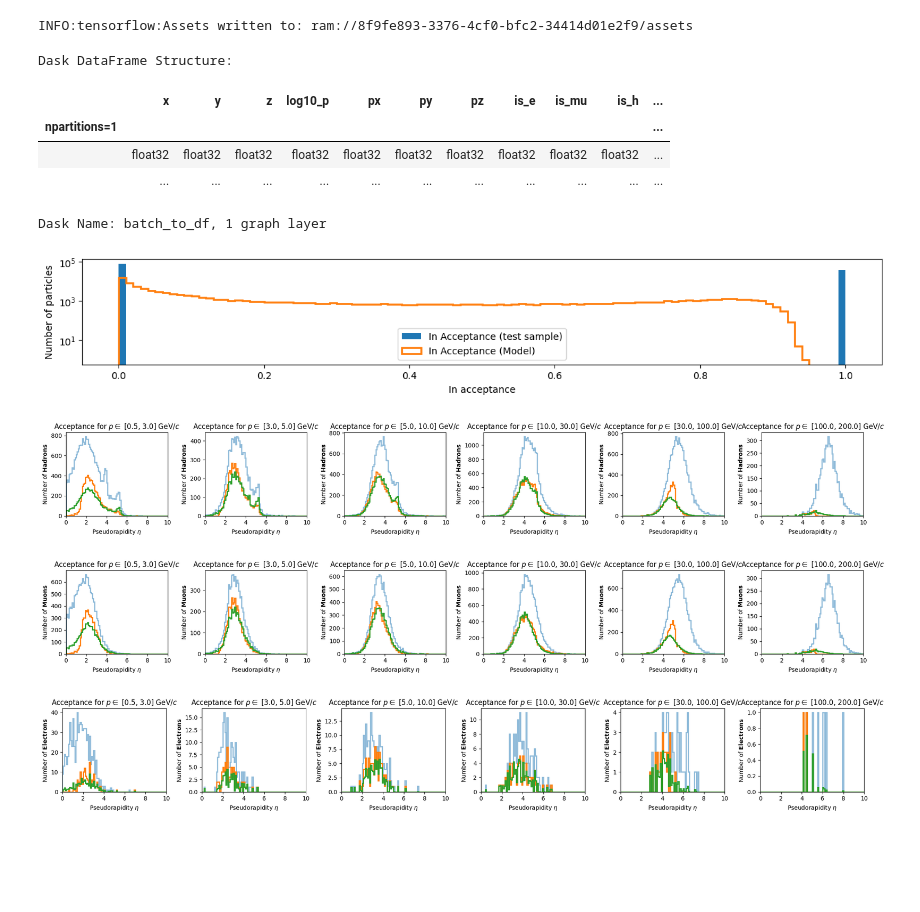
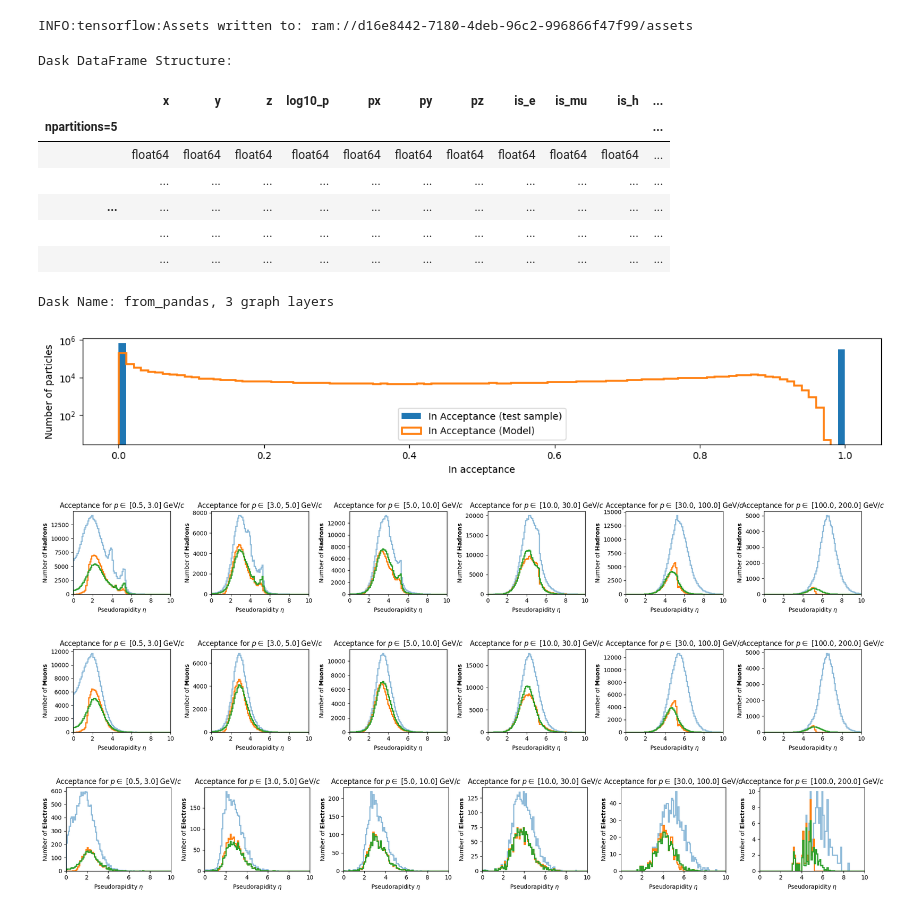
Before and after one commit to landerlini/lb-trksim-train, a Jupyter notebook: notebooks/Acceptance-validation.ipynb, the cells around one changed output. Saved outputs shown, nothing was run; the diff lists cells and outputs as text; code cells hidden in the pictures; blank space fills up the shorter version.

```diff
--- a/notebooks/Acceptance-validation.ipynb
+++ b/notebooks/Acceptance-validation.ipynb
@@ -39,3 +12,7 @@ _________________________________________________________________
+# %%
+from feather_io import FeatherReader
+data_reader = FeatherReader("acceptance-test")
+test_dataset = data_reader.as_dask_dataframe()
 # %%
 import pickle
 import os.path
@@ -65,9 +60,11 @@ def invert_column_transformer(column_transformer, preprocessed_X):
 #X, y = next(iter(test_dataset.as_numpy_iterator()))
 #acceptance_vars = ["mc_x", "mc_y", "mc_z", "mc_p", "mc_px", "mc_py", "mc_is_e", "mc_is_mu", "mc_is_h", "mc_charge"]
 
-def batch_to_df(batch):
-    preprocessed_X, y = batch
-    X = invert_column_transformer(preprocessing_step, preprocessed_X)
+def batch_to_df(batch, preprocessor, features, labels):
+    preprocessed_X = batch[features].values
+    y = batch[labels].values
+
+    X = invert_column_transformer(preprocessor, preprocessed_X)
 
     y_hat = acceptance_model.predict(preprocessed_X, batch_size=len(X), verbose=False)
     df = pd.DataFrame(
@@ -76,32 +73,45 @@ def batch_to_df(batch):
     )
     return df
 
+from functools import partial
+my_load_batch = partial(batch_to_df,
+                        features=data_reader.features,
+                        labels=data_reader.labels,
+                        preprocessor=preprocessing_step
+                       )
 
-ddf = DDF.from_map(batch_to_df, test_dataset.as_numpy_iterator())
-ddf
+## You may need to install dask-cudf
+#mamba install -n base dask-cudf -y -c rapidsai -c conda-forge -c nvidia/label/cuda-11.7.0
+
+cdf = (
+    ddf
+    .map_partitions(my_load_batch, test_dataset)
+    .map_partitions(cudf.DataFrame.from_pandas)
+)
+cdf
 # %% [output]
-INFO:tensorflow:Assets written to: ram://8f9fe893-3376-4cf0-bfc2-34414d01e2f9/assets
+INFO:tensorflow:Assets written to: ram://d16e8442-7180-4deb-96c2-996866f47f99/assets
 Dask DataFrame Structure:
 |  | x | y | z | log10_p | px | py | pz | is_e | is_mu | is_h | ... |
-| npartitions=1 |  |  |  |  |  |  |  |  |  |  | ... |
-|  | float32 | float32 | float32 | float32 | float32 | float32 | float32 | float32 | float32 | float32 | ... |
+| npartitions=5 |  |  |  |  |  |  |  |  |  |  | ... |
+|  | float64 | float64 | float64 | float64 | float64 | float64 | float64 | float64 | float64 | float64 | ... |
 |  | ... | ... | ... | ... | ... | ... | ... | ... | ... | ... | ... |
+| ... | ... | ... | ... | ... | ... | ... | ... | ... | ... | ... | ... |
+|  | ... | ... | ... | ... | ... | ... | ... | ... | ... | ... | ... |
+|  | ... | ... | ... | ... | ... | ... | ... | ... | ... | ... | ... |
-Dask Name: batch_to_df, 1 graph layer
+Dask Name: from_pandas, 3 graph layers
-# %%
-#mamba install -n base dask-cudf -y -c rapidsai -c conda-forge -c nvidia/label/cuda-11.7.0
-cdf = ddf.map_partitions(cudf.DataFrame.from_pandas)
 # %%
 plt.figure(figsize=(15,2))
-df = cdf.head(1_000_000)
+df = cdf.head(1_000_000, npartitions=-1)
 plt.hist(df.acceptance, bins=np.linspace(0, 1, 101), label="In Acceptance (test sample)")
 plt.hist(df.predicted, bins=np.linspace(0, 1, 101), label="In Acceptance (Model)", histtype='step', linewidth=2)
 plt.legend()
 plt.xlabel("In acceptance")
 plt.ylabel("Number of particles")
 plt.yscale('log')
 plt.show()
 # %% [output]
-[figure, old version]
+[figure, new version]
 # %%
 def compute_eta(df):
     p = 10**df['log10_p']
@@ -146,9 +156,9 @@ for part in ['h', 'mu', 'e']:
         plt.tight_layout()
     plt.show()
 # %% [output]
-[figure, old version]
+[figure, new version]
-[figure, old version]
+[figure, new version]
-[figure, old version]
+[figure, new version]
 # %%
 p_boundaries = [500, 3_000, 5_000, 10_000, 30_000, 100_000, 200_000]
 
```
Also changed, not shown: parts of 6 cells of this notebook, 2 other files.
